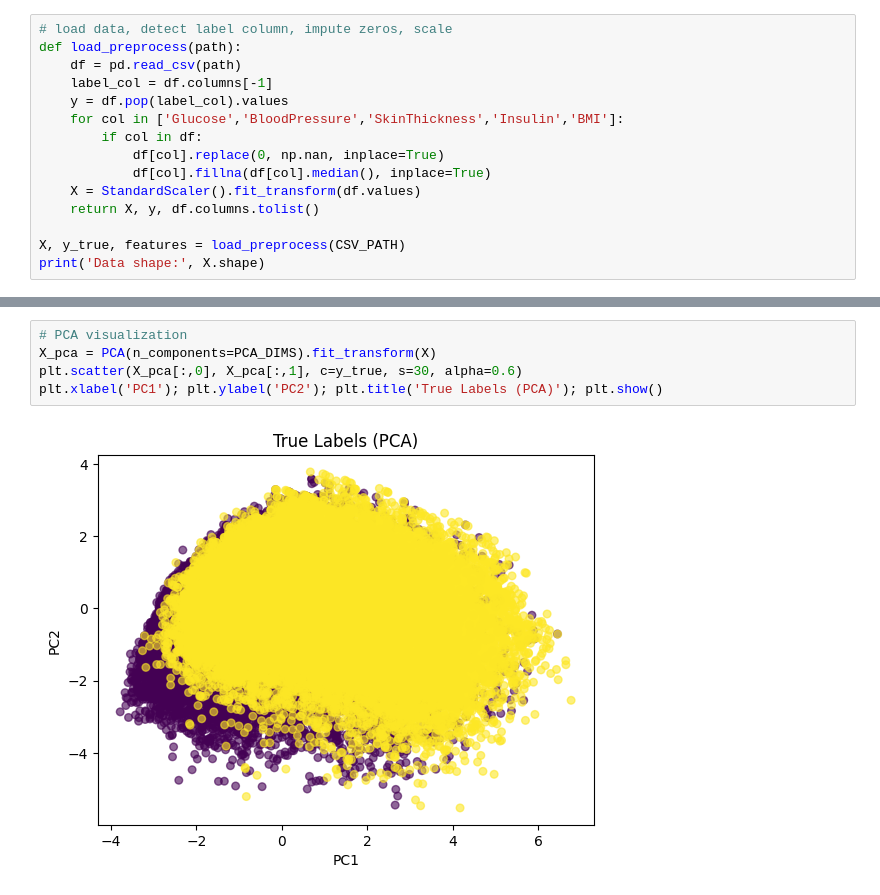
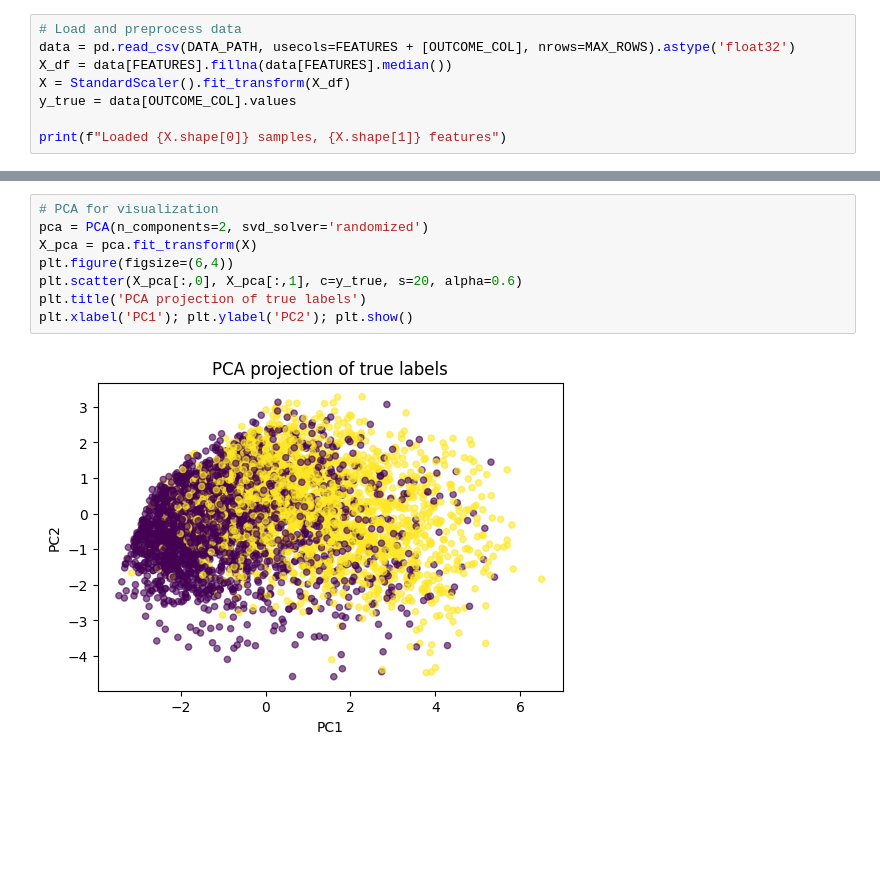
Before and after one commit to LucasChaney/CMPSCI4342, a Jupyter notebook: Proj_3/Cluster_Analysis.ipynb, the cells around one changed output, grey strips where cells are left out. Saved outputs shown, nothing was run; the diff lists cells and outputs as text; blank space fills up the shorter version.

Commit message:
Project 3

```diff
--- a/Proj_3/Cluster_Analysis.ipynb
+++ b/Proj_3/Cluster_Analysis.ipynb
@@ -81,16 +73,9 @@ Mounted at /content/drive
 # %%
-# load data, detect label column, impute zeros, scale
-def load_preprocess(path):
-    df = pd.read_csv(path)
-    label_col = df.columns[-1]
-    y = df.pop(label_col).values
-    for col in ['Glucose','BloodPressure','SkinThickness','Insulin','BMI']:
-        if col in df:
-            df[col].replace(0, np.nan, inplace=True)
-            df[col].fillna(df[col].median(), inplace=True)
-    X = StandardScaler().fit_transform(df.values)
-    return X, y, df.columns.tolist()
+# Load and preprocess data
+data = pd.read_csv(DATA_PATH, usecols=FEATURES + [OUTCOME_COL], nrows=MAX_ROWS).astype('float32')
+X_df = data[FEATURES].fillna(data[FEATURES].median())
+X = StandardScaler().fit_transform(X_df)
+y_true = data[OUTCOME_COL].values
 
-X, y_true, features = load_preprocess(CSV_PATH)
-print('Data shape:', X.shape)
+print(f"Loaded {X.shape[0]} samples, {X.shape[1]} features")
 # %% [output]
@@ -110,7 +83,10 @@ For example, when doing 'df[col].method(value, inplace=True)', try using 'df.met
 # %%
-# PCA visualization
-X_pca = PCA(n_components=PCA_DIMS).fit_transform(X)
-plt.scatter(X_pca[:,0], X_pca[:,1], c=y_true, s=30, alpha=0.6)
-plt.xlabel('PC1'); plt.ylabel('PC2'); plt.title('True Labels (PCA)'); plt.show()
+# PCA for visualization
+pca = PCA(n_components=2, svd_solver='randomized')
+X_pca = pca.fit_transform(X)
+plt.figure(figsize=(6,4))
+plt.scatter(X_pca[:,0], X_pca[:,1], c=y_true, s=20, alpha=0.6)
+plt.title('PCA projection of true labels')
+plt.xlabel('PC1'); plt.ylabel('PC2'); plt.show()
 # %% [output]
-[figure, old version]
+[figure, new version]
```
Also changed, not shown: parts of 11 cells of this notebook.
